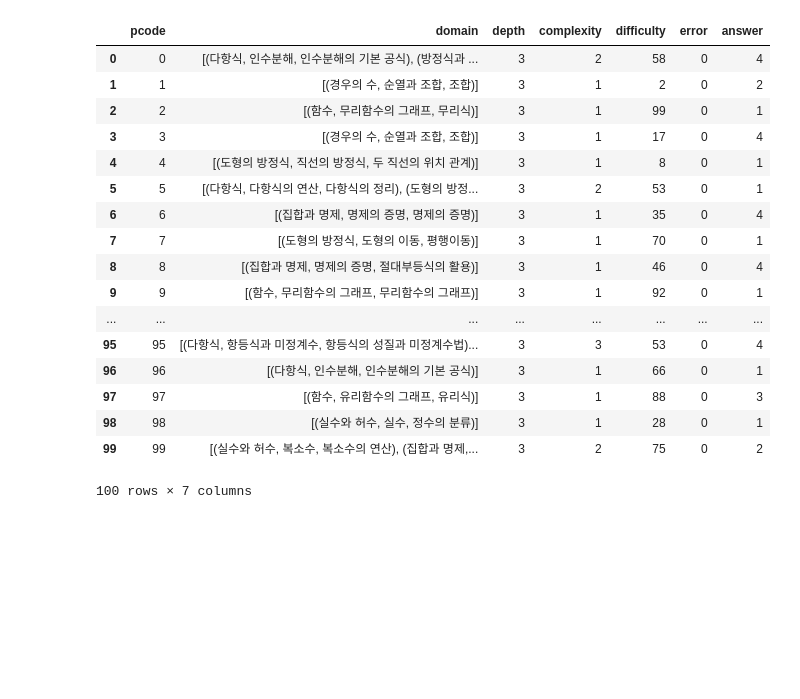
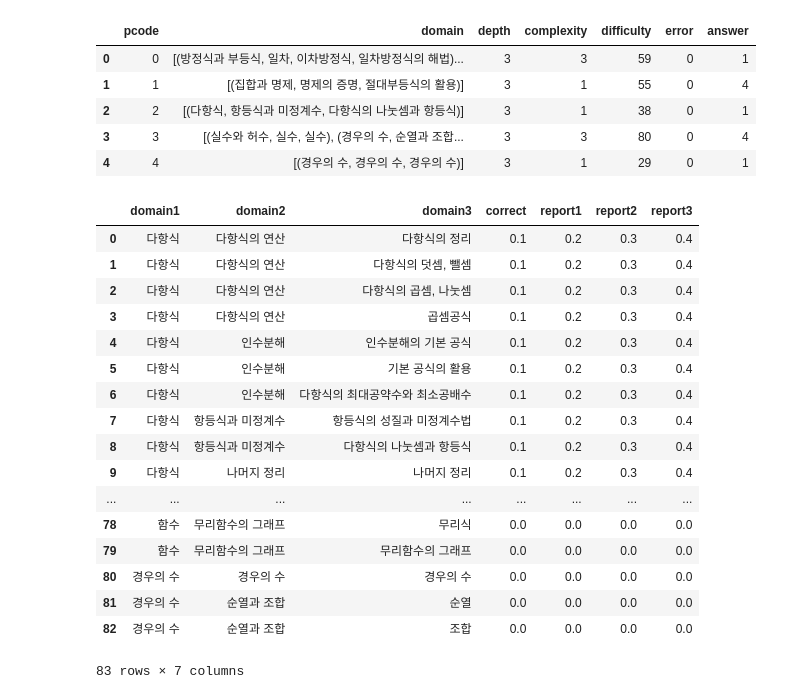
Before and after one commit to thinkbigsv/MathSolvingProcess, a Jupyter notebook: problemset.ipynb, the cells around one changed output. Drawn from its saved outputs; the diff is of its cells as text; code cells hidden in the pictures; blank space fills up the shorter version.

Commit message:
Update PSAgent

```diff
--- a/problemset.ipynb
+++ b/problemset.ipynb
@@ -137,45 +128,42 @@ class Problem:
         domain_list = []
         for i in range(complexity):
             domain_list.append(dtree.gen_random_domain())
-        difficulty = np.random.randint(1, 101)
+
+        # error값을 알 수 없으므로 difficulty를 오답률로 사용한다.
+        # complexity 올라갈 수록 difficulty올라간다고 가정
+        if complexity == 1:
+            difficulty = np.random.randint(5, 66)
+        elif complexity == 2:
+            difficulty = np.random.randint(20, 76)
+        elif complexity == 3:
+            difficulty = np.random.randint(40, 86)
+
         answer = np.random.randint(1, 5)
 
         return cls(pcode, domain_list, difficulty, 0, answer)
 # %%
 domainTree = DomainTree(domain_df)
 NUM_OF_PROBLEMS = 100
 
 problem_list = []
 problem_dict = {'pcode':[], 'domain':[], 'depth':[], 'complexity':[], 'difficulty':[], 'error':[], 'answer':[]}
 for i in range(NUM_OF_PROBLEMS):
     p = Problem.gen_random_problem(domainTree, i)
     problem_list.append(p)
     problem_dict['pcode'].append(p.pcode)
     problem_dict['domain'].append(p.domain)
     problem_dict['depth'].append(p.depth)
     problem_dict['complexity'].append(p.complexity)
     problem_dict['difficulty'].append(p.difficulty)
     problem_dict['error'].append(p.error)
     problem_dict['answer'].append(p.answer)
 
 problem_df = pd.DataFrame(problem_dict, columns=['pcode', 'domain', 'depth', 'complexity', 'difficulty', 'error', 'answer'])
-problem_df
+problem_df.head()
 # %% [output]
 |  | pcode | domain | depth | complexity | difficulty | error | answer |
-| 0 | 0 | [(다항식, 인수분해, 인수분해의 기본 공식), (방정식과 ... | 3 | 2 | 58 | 0 | 4 |
-| 1 | 1 | [(경우의 수, 순열과 조합, 조합)] | 3 | 1 | 2 | 0 | 2 |
-| 2 | 2 | [(함수, 무리함수의 그래프, 무리식)] | 3 | 1 | 99 | 0 | 1 |
-| 3 | 3 | [(경우의 수, 순열과 조합, 조합)] | 3 | 1 | 17 | 0 | 4 |
-| 4 | 4 | [(도형의 방정식, 직선의 방정식, 두 직선의 위치 관계)] | 3 | 1 | 8 | 0 | 1 |
-| 5 | 5 | [(다항식, 다항식의 연산, 다항식의 정리), (도형의 방정... | 3 | 2 | 53 | 0 | 1 |
-| 6 | 6 | [(집합과 명제, 명제의 증명, 명제의 증명)] | 3 | 1 | 35 | 0 | 4 |
-| 7 | 7 | [(도형의 방정식, 도형의 이동, 평행이동)] | 3 | 1 | 70 | 0 | 1 |
-| 8 | 8 | [(집합과 명제, 명제의 증명, 절대부등식의 활용)] | 3 | 1 | 46 | 0 | 4 |
-| 9 | 9 | [(함수, 무리함수의 그래프, 무리함수의 그래프)] | 3 | 1 | 92 | 0 | 1 |
-| ... | ... | ... | ... | ... | ... | ... | ... |
-| 95 | 95 | [(다항식, 항등식과 미정계수, 항등식의 성질과 미정계수법)... | 3 | 3 | 53 | 0 | 4 |
-| 96 | 96 | [(다항식, 인수분해, 인수분해의 기본 공식)] | 3 | 1 | 66 | 0 | 1 |
-| 97 | 97 | [(함수, 유리함수의 그래프, 유리식)] | 3 | 1 | 88 | 0 | 3 |
-| 98 | 98 | [(실수와 허수, 실수, 정수의 분류)] | 3 | 1 | 28 | 0 | 1 |
-| 99 | 99 | [(실수와 허수, 복소수, 복소수의 연산), (집합과 명제,... | 3 | 2 | 75 | 0 | 2 |
+| 0 | 0 | [(방정식과 부등식, 일차, 이차방정식, 일차방정식의 해법)... | 3 | 3 | 59 | 0 | 1 |
+| 1 | 1 | [(집합과 명제, 명제의 증명, 절대부등식의 활용)] | 3 | 1 | 55 | 0 | 4 |
+| 2 | 2 | [(다항식, 항등식과 미정계수, 다항식의 나눗셈과 항등식)] | 3 | 1 | 38 | 0 | 1 |
+| 3 | 3 | [(실수와 허수, 실수, 실수), (경우의 수, 순열과 조합... | 3 | 3 | 80 | 0 | 4 |
+| 4 | 4 | [(경우의 수, 경우의 수, 경우의 수)] | 3 | 1 | 29 | 0 | 1 |
-100 rows × 7 columns
@@ -211,3 +203,23 @@ class PSAgent:
 # %%
-agent = PSAgent(0.8, (0.8, 0.4, 0.5))
-agent.set_aux_if(0.5, PSAgent.typefunc1)
+agent = PSAgent()
+agent.set_p_domain('다항식', (0.1, 0.2, 0.3, 0.4))
+agent.p_domain
+# %% [output]
+|  | domain1 | domain2 | domain3 | correct | report1 | report2 | report3 |
+| 0 | 다항식 | 다항식의 연산 | 다항식의 정리 | 0.1 | 0.2 | 0.3 | 0.4 |
+| 1 | 다항식 | 다항식의 연산 | 다항식의 덧셈, 뺄셈 | 0.1 | 0.2 | 0.3 | 0.4 |
+| 2 | 다항식 | 다항식의 연산 | 다항식의 곱셈, 나눗셈 | 0.1 | 0.2 | 0.3 | 0.4 |
+| 3 | 다항식 | 다항식의 연산 | 곱셈공식 | 0.1 | 0.2 | 0.3 | 0.4 |
+| 4 | 다항식 | 인수분해 | 인수분해의 기본 공식 | 0.1 | 0.2 | 0.3 | 0.4 |
+| 5 | 다항식 | 인수분해 | 기본 공식의 활용 | 0.1 | 0.2 | 0.3 | 0.4 |
+| 6 | 다항식 | 인수분해 | 다항식의 최대공약수와 최소공배수 | 0.1 | 0.2 | 0.3 | 0.4 |
+| 7 | 다항식 | 항등식과 미정계수 | 항등식의 성질과 미정계수법 | 0.1 | 0.2 | 0.3 | 0.4 |
+| 8 | 다항식 | 항등식과 미정계수 | 다항식의 나눗셈과 항등식 | 0.1 | 0.2 | 0.3 | 0.4 |
+| 9 | 다항식 | 나머지 정리 | 나머지 정리 | 0.1 | 0.2 | 0.3 | 0.4 |
+| ... | ... | ... | ... | ... | ... | ... | ... |
+| 78 | 함수 | 무리함수의 그래프 | 무리식 | 0.0 | 0.0 | 0.0 | 0.0 |
+| 79 | 함수 | 무리함수의 그래프 | 무리함수의 그래프 | 0.0 | 0.0 | 0.0 | 0.0 |
+| 80 | 경우의 수 | 경우의 수 | 경우의 수 | 0.0 | 0.0 | 0.0 | 0.0 |
+| 81 | 경우의 수 | 순열과 조합 | 순열 | 0.0 | 0.0 | 0.0 | 0.0 |
+| 82 | 경우의 수 | 순열과 조합 | 조합 | 0.0 | 0.0 | 0.0 | 0.0 |
+83 rows × 7 columns
```
Also changed, not shown: parts of 5 cells of this notebook.
